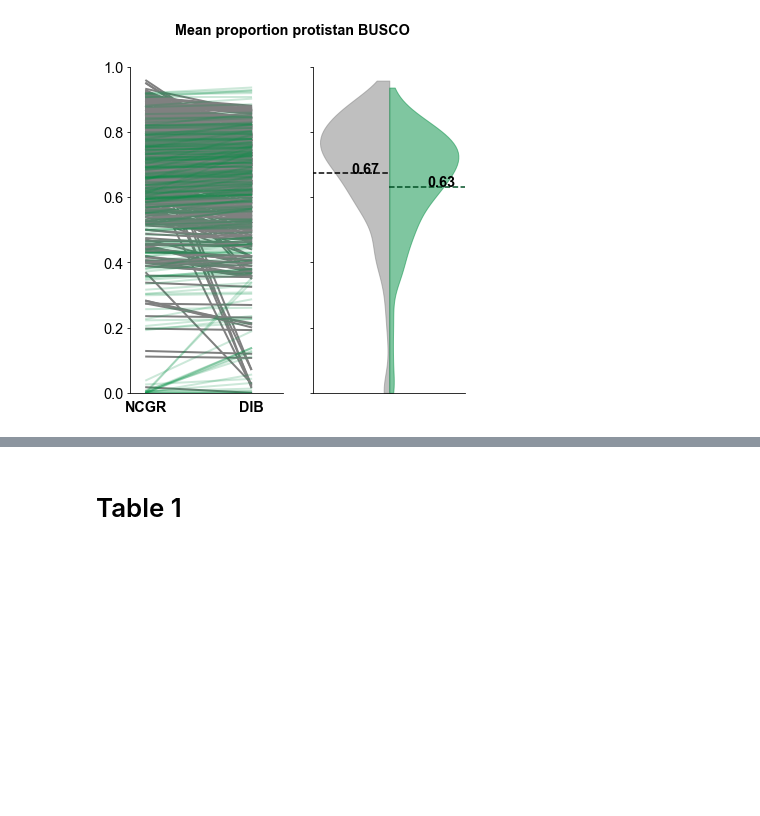
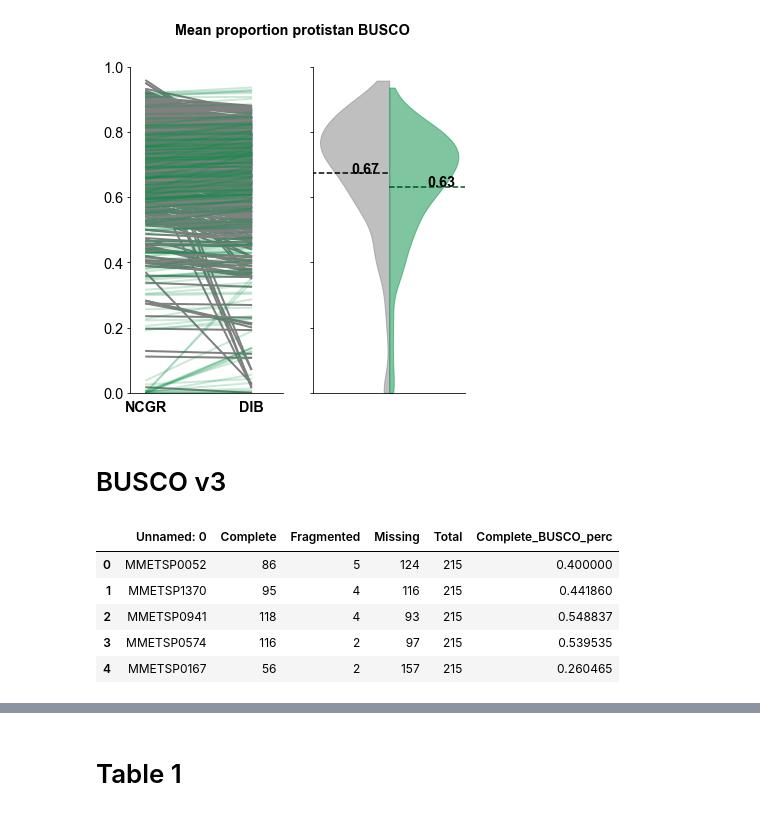
Before and after one commit to johnsolk/MMETSP, a Jupyter notebook: notebooks/GigaScience_Figures_all_evaluation_matrix.ipynb, the cells around one changed output, grey strips where cells are left out. Cells and saved outputs as stored; diff of their text form; code cells hidden in the pictures; blank space fills up the shorter version.

```diff
--- a/notebooks/GigaScience_Figures_all_evaluation_matrix.ipynb
+++ b/notebooks/GigaScience_Figures_all_evaluation_matrix.ipynb
@@ -289,3 +300,5 @@ savefig('../paper/mean_protist_BUSCO.png',bbox_inches="tight")
 savefig('../paper/mean_protist_BUSCO.pdf',bbox_inches="tight")
 # %% [output]
 [figure]
+# %% [markdown]
+# BUSCO v3
@@ -291,0 +310,9 @@ savefig('../paper/mean_protist_BUSCO.pdf',bbox_inches="tight")
+# %%
+dib_busco_v3_protist.head()
+# %% [output]
+|  | Unnamed: 0 | Complete | Fragmented | Missing | Total | Complete_BUSCO_perc |
+| 0 | MMETSP0052 | 86 | 5 | 124 | 215 | 0.400000 |
+| 1 | MMETSP1370 | 95 | 4 | 116 | 215 | 0.441860 |
+| 2 | MMETSP0941 | 118 | 4 | 93 | 215 | 0.548837 |
+| 3 | MMETSP0574 | 116 | 2 | 97 | 215 | 0.539535 |
+| 4 | MMETSP0167 | 56 | 2 | 157 | 215 | 0.260465 |
```
Also changed, not shown: parts of 10 cells of this notebook.
